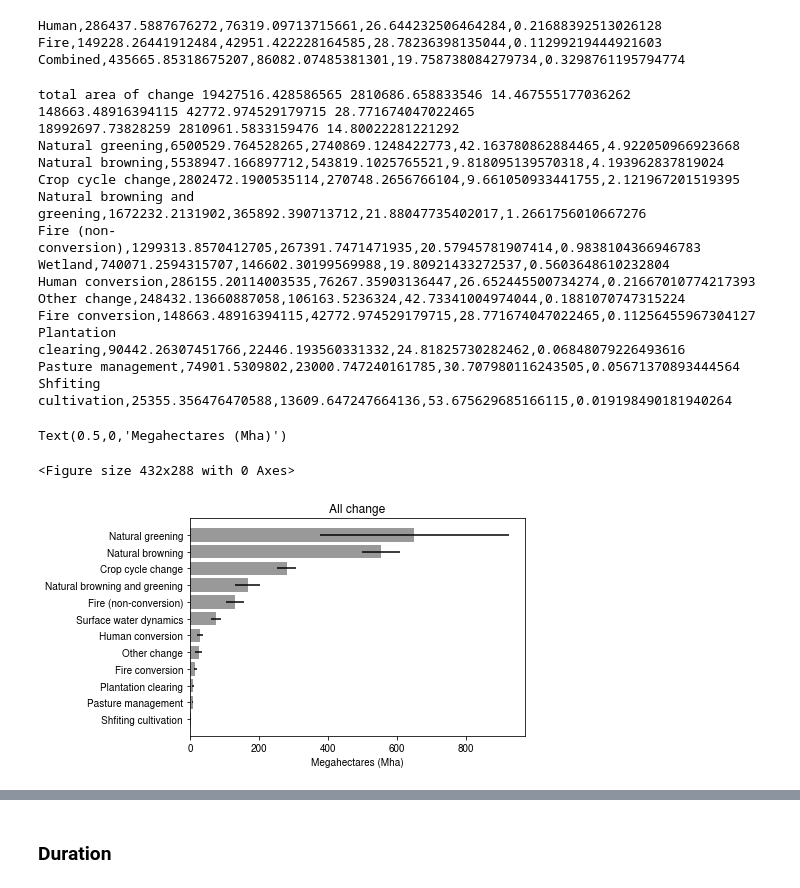
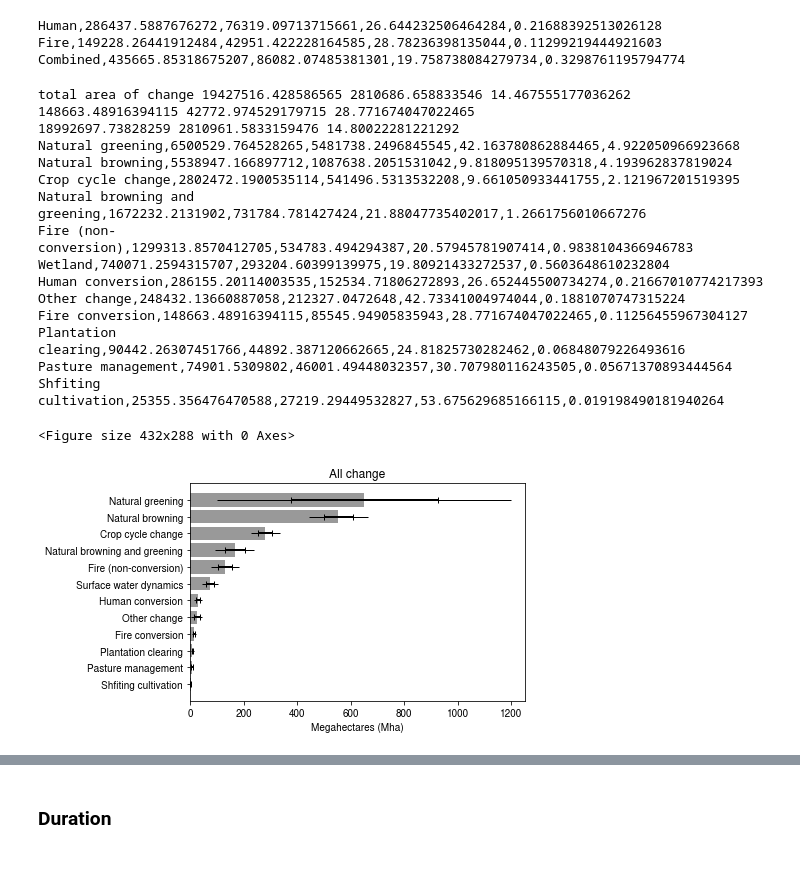
Before and after one commit to apickens2/area-DIST-performance, a Jupyter notebook: area.ipynb, the cells around one changed output, grey strips where cells are left out. Drawn from its saved outputs; the diff is of its cells as text; code cells hidden in the pictures.

```diff
--- a/area.ipynb
+++ b/area.ipynb
@@ -10,8 +10,12 @@ import datetime
 import pandas as pd
 import matplotlib.pyplot as plt
 import numpy as np
+import os
 
-mapsource = "../mapLabels2023"
+source = "/gpfs/glad3/HLSDIST/Validation/LandCoverBased/analysis/Share/area-DIST-accuracy"  # Replace with the desired path
+os.chdir(source)
+mapsource = "/gpfs/glad3/HLSDIST/Validation/LandCoverBased/analysis/Share/area-DIST-accuracy/mapLabels2023"
+
 ANNname = "2023"
 sampleDict = {}
 sampleFull = {}
@@ -19,7 +23,7 @@ strata = {}
 strataNoAlert = {}
 landcoverS = {}
 lossyear = {}
-with open("sampledpixels_original.csv","r") as sample:
+with open("/gpfs/glad3/HLSDIST/Validation/LandCoverBased/analysis/Share/area-DIST-accuracy/sampledpixels_original.csv","r") as sample:
   lines = sample.readlines()[1:]
   for l in lines:
     (ID,Stratum,landcover,alertstrata,Long,Lat,zone,x,y,pixel,pline,centxUTM,centyUTM,MGRS,forestLossYear) = l.strip().split(",")
@@ -37,7 +41,7 @@ strataAreas = {}
 strataCounts = {}
 allStrata = []
 totalArea = 0
-with open("stratatable_nosplit.txt","r") as file:
+with open("/gpfs/glad3/HLSDIST/Validation/LandCoverBased/analysis/Share/area-DIST-accuracy/stratatable_nosplit.txt","r") as file:
   lines = file.readlines()[1:]
 for l in lines:
   (s,count,area,K,zcount) = l.strip().split("\t")
@@ -47,7 +51,7 @@ for l in lines:
   totalArea += float(area)
 Nstrata = len(strataCounts)
 
-with open("stratatable.txt","r") as file:
+with open("/gpfs/glad3/HLSDIST/Validation/LandCoverBased/analysis/Share/area-DIST-accuracy/stratatable.txt","r") as file:
   lines = file.readlines()[1:]
 
 for l in lines:
@@ -161,9 +165,11 @@ def getRefANNchangeType(yeslabels,only2023=False,conversionClasses=["no","natura
             cat = "natural"
         if (not naturalvegonly) or (cat in naturallabels and int(prop) > 0):
           if "Built-up growth" in changetype:
-            changetype = "Built-up growth"
+            changetype = "Built-up expansion"
           elif "Agriculture expansion" in changetype:
             changetype = "Agriculture expansion"
+          elif "Clear cut" == changetype:
+            changetype = "Clear cut logging"
           elif "Other change" in changetype:
             changetype="Other change"
           elif "Fire" in changetype and (conversion != "natural"):
@@ -212,11 +218,13 @@ def getAllChangeType(only2023=False,conversionClasses=["no","natural","human"],
             cat = "natural"
         if (not naturalvegonly) or (cat in naturallabels and int(prop) > 0):
           if "Built-up growth" in changetype:
-            changetype = "Built-up growth"
+            changetype = "Built-up expansion"
           elif "Agriculture expansion" in changetype:
             changetype = "Agriculture expansion"
           elif "Other change" in changetype:
             changetype="Other change"
+          elif "Clear cut" == changetype:
+            changetype = "Clear cut logging"
           elif "Fire" in changetype and conversion != "natural":
             changetype="Fire (non-conversion)"
           elif "Shifting cultivation" in changetype:
@@ -324,6 +340,7 @@ changeDict = {}
 simple = {}
 areas = []
 SEs = []
+SE2s = []
 names = []
 types = []
 typesn = getAllChangeType(only2023,["natural","human","no"])
@@ -347,51 +364,55 @@ typesn = getAllChangeType(only2023,["no"])
 refANN = getRefANNchangeType(list(typesn.keys()),only2023,["no"])
 (area,areaSE,percent) = getArea(refANN)
 print(area,areaSE,percent)
 for change in typesn.keys():
   refANN = getRefANNchangeType([change],only2023,["no"])
   (area,areaSE,percent) = getArea(refANN)
   changeDict[change] = [area,areaSE,percent]
   simple[int(area)] = change
   types.append(change)
 
 sortedDict = dict(sorted(changeDict.items(), key=lambda x:x[1], reverse=True))
 for k in sortedDict.keys():
   if k == "Wetland":
     names.append("Surface water dynamics")
   else:
     names.append(k)
   areas.append(changeDict[k][0]/scale)
-  SEs.append(changeDict[k][1]/scale)
-  print(k,changeDict[k][0],changeDict[k][1],changeDict[k][2],changeDict[k][0]/totalArea*100,sep=",")
+  SEs.append((changeDict[k][1])/scale)
+  SE2s.append((changeDict[k][1]*2)/scale)
+  print(k,changeDict[k][0],changeDict[k][1]*2,changeDict[k][2],changeDict[k][0]/totalArea*100,sep=",")
 
 plt.figure()
 fig, ax = plt.subplots()
 plt.rcParams["font.family"] = "sans-serif"
 plt.rcParams["font.sans-serif"] = ["Nimbus Sans"]
 y_pos = np.arange(len(names))
-ax.barh(names,areas,xerr=SEs,color="#999999")
+ax.barh(names,areas,xerr=SE2s,color="#999999",error_kw={'elinewidth':1,'dashes':(1,1)})#'linestyle':'--'
+ax.barh(names,areas, xerr=SEs, color="#99999900",capsize=3,error_kw={'elinewidth':2})#ecolor='red'
+#ax.errorbar(x, y, yerr=error, fmt='-o')
 ax.invert_yaxis()
+ax.set_xlim(0,1250)
 ax.set_title("All change")
 ax.set_xlabel("Megahectares (Mha)")
+plt.savefig("allChange.svg", bbox_inches='tight')
 # %% [output]
 total area of change 19427516.428586565 2810686.658833546 14.467555177036262
 148663.48916394115 42772.974529179715 28.771674047022465
 18992697.73828259 2810961.5833159476 14.80022281221292
-Natural greening,6500529.764528265,2740869.1248422773,42.163780862884465,4.922050966923668
-Natural browning,5538947.166897712,543819.1025765521,9.818095139570318,4.193962837819024
-Crop cycle change,2802472.1900535114,270748.2656766104,9.661050933441755,2.121967201519395
-Natural browning and greening,1672232.2131902,365892.390713712,21.88047735402017,1.2661756010667276
-Fire (non-conversion),1299313.8570412705,267391.7471471935,20.57945781907414,0.9838104366946783
-Wetland,740071.2594315707,146602.30199569988,19.80921433272537,0.5603648610232804
-Human conversion,286155.20114003535,76267.35903136447,26.652445500734274,0.21667010774217393
-Other change,248432.13660887058,106163.5236324,42.73341004974044,0.1881070747315224
-Fire conversion,148663.48916394115,42772.974529179715,28.771674047022465,0.11256455967304127
-Plantation clearing,90442.26307451766,22446.193560331332,24.81825730282462,0.06848079226493616
-Pasture management,74901.5309802,23000.747240161785,30.707980116243505,0.05671370893444564
-Shfiting cultivation,25355.356476470588,13609.647247664136,53.675629685166115,0.019198490181940264
+Natural greening,6500529.764528265,5481738.2496845545,42.163780862884465,4.922050966923668
+Natural browning,5538947.166897712,1087638.2051531042,9.818095139570318,4.193962837819024
+Crop cycle change,2802472.1900535114,541496.5313532208,9.661050933441755,2.121967201519395
+Natural browning and greening,1672232.2131902,731784.781427424,21.88047735402017,1.2661756010667276
+Fire (non-conversion),1299313.8570412705,534783.494294387,20.57945781907414,0.9838104366946783
+Wetland,740071.2594315707,293204.60399139975,19.80921433272537,0.5603648610232804
+Human conversion,286155.20114003535,152534.71806272893,26.652445500734274,0.21667010774217393
+Other change,248432.13660887058,212327.0472648,42.73341004974044,0.1881070747315224
+Fire conversion,148663.48916394115,85545.94905835943,28.771674047022465,0.11256455967304127
+Plantation clearing,90442.26307451766,44892.387120662665,24.81825730282462,0.06848079226493616
+Pasture management,74901.5309802,46001.49448032357,30.707980116243505,0.05671370893444564
+Shfiting cultivation,25355.356476470588,27219.29449532827,53.675629685166115,0.019198490181940264
-Text(0.5,0,'Megahectares (Mha)')
+<Figure size 432x288 with 0 Axes>
-<Figure size 432x288 with 0 Axes>
-[figure, old version]
+[figure, new version]
 # %%
 only2023 = True
 scale = 10000#000
```
Also changed, not shown: parts of 11 cells of this notebook.
